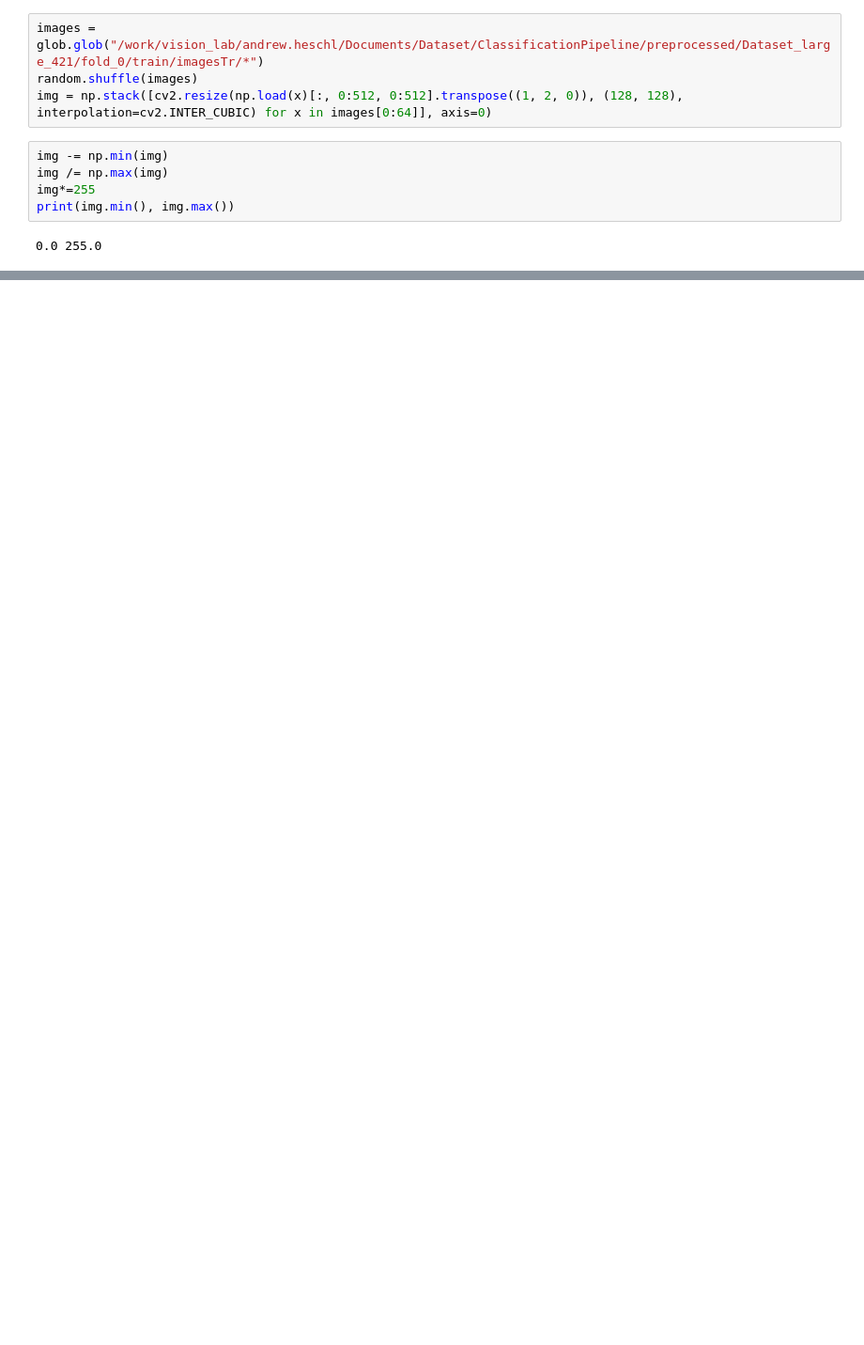
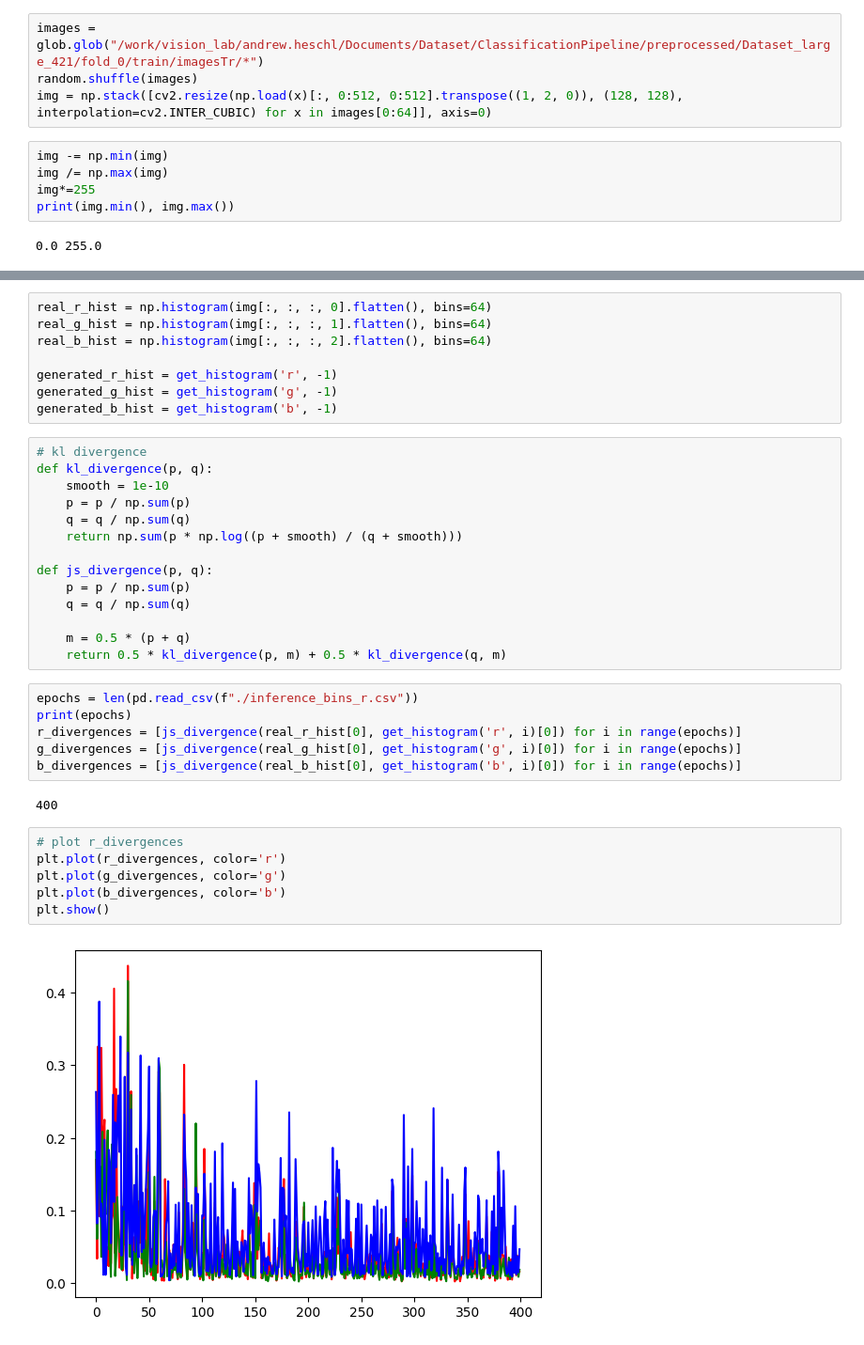
Before and after one commit to aheschl1/ClasSegPipeline, a Jupyter notebook: hist.ipynb, the cells around one changed output, grey strips where cells are left out. Shown at 94% size. Drawn from its saved outputs; the diff is of its cells as text; blank space fills up the shorter version.

```diff
--- a/hist.ipynb
+++ b/hist.ipynb
@@ -68,0 +77,38 @@ plot_b("b", alpha=0.5)
+# %%
+real_r_hist = np.histogram(img[:, :, :, 0].flatten(), bins=64)
+real_g_hist = np.histogram(img[:, :, :, 1].flatten(), bins=64)
+real_b_hist = np.histogram(img[:, :, :, 2].flatten(), bins=64)
+
+generated_r_hist = get_histogram('r', -1)
+generated_g_hist = get_histogram('g', -1)
+generated_b_hist = get_histogram('b', -1)
+# %%
+# kl divergence
+def kl_divergence(p, q):
+    smooth = 1e-10
+    p = p / np.sum(p)
+    q = q / np.sum(q)
+    return np.sum(p * np.log((p + smooth) / (q + smooth)))
+
+def js_divergence(p, q):
+    p = p / np.sum(p)
+    q = q / np.sum(q)
+
+    m = 0.5 * (p + q)
+    return 0.5 * kl_divergence(p, m) + 0.5 * kl_divergence(q, m)
+# %%
+epochs = len(pd.read_csv(f"./inference_bins_r.csv"))
+print(epochs)
+r_divergences = [js_divergence(real_r_hist[0], get_histogram('r', i)[0]) for i in range(epochs)]
+g_divergences = [js_divergence(real_g_hist[0], get_histogram('g', i)[0]) for i in range(epochs)]
+b_divergences = [js_divergence(real_b_hist[0], get_histogram('b', i)[0]) for i in range(epochs)]
+# %% [output]
+400
+# %%
+# plot r_divergences
+plt.plot(r_divergences, color='r')
+plt.plot(g_divergences, color='g')
+plt.plot(b_divergences, color='b')
+plt.show()
+# %% [output]
+[figure, added]
```
Also changed, not shown: parts of 16 cells of this notebook, 3 other files.
